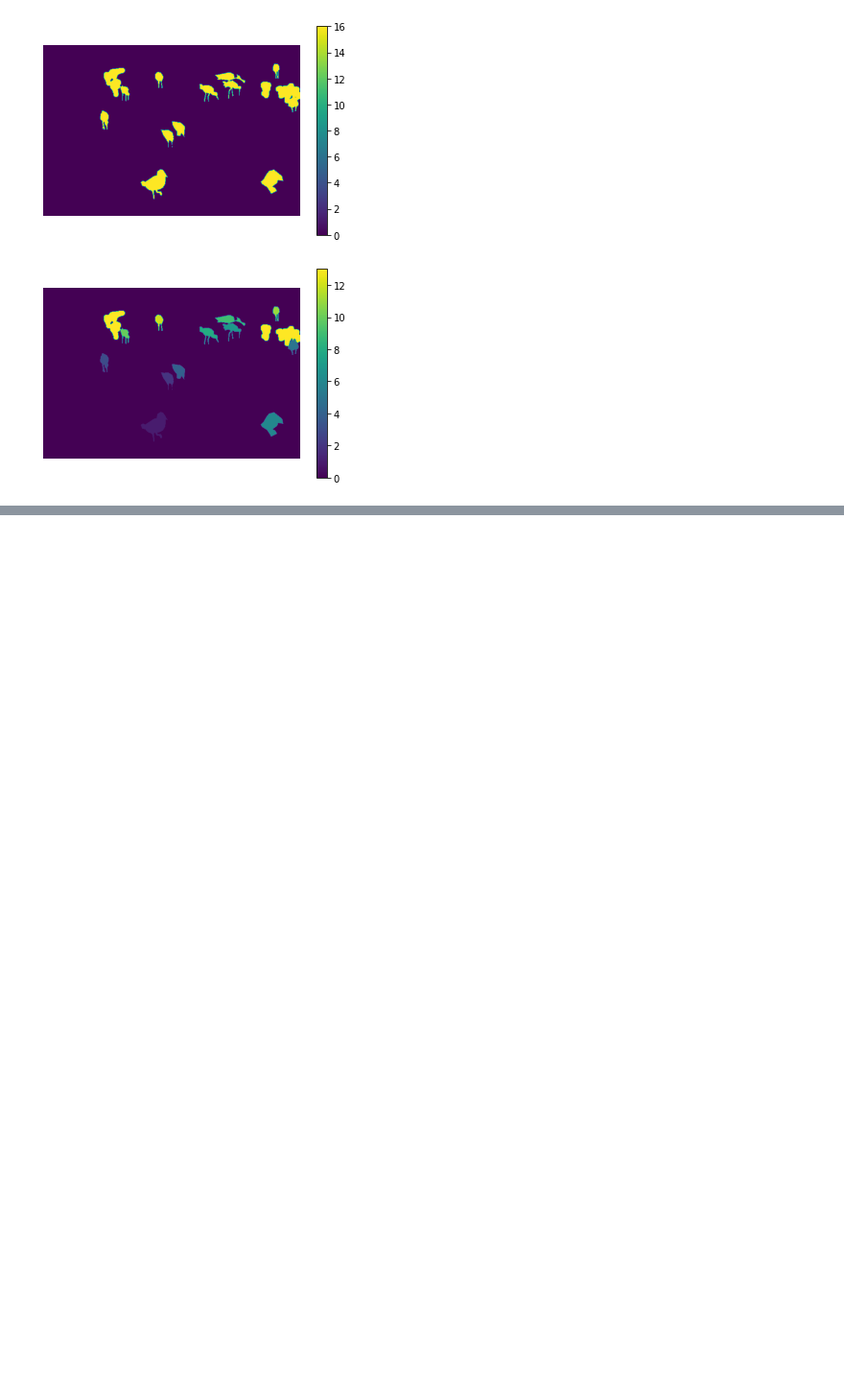
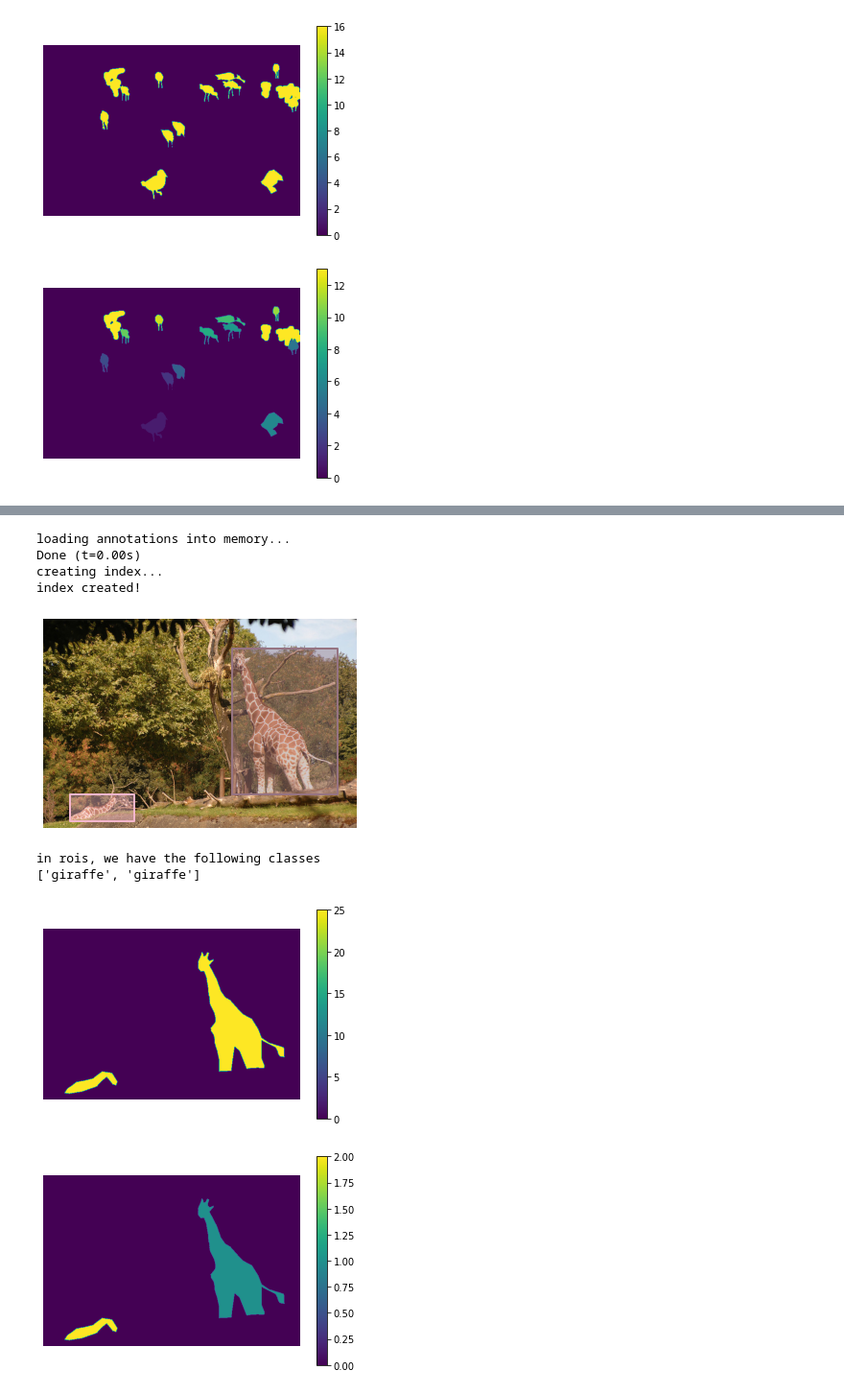
Before and after one commit to ifeelfree/modified_centernet, a Jupyter notebook: CenterNet/my_lib/data/coco/coco_dataset.ipynb, the cells around one changed output, grey strips where cells are left out. Shown at 96% size. Cells and saved outputs as stored; diff of their text form; code cells hidden in the pictures; blank space fills up the shorter version.

Commit message:
coco subset

```diff
--- a/CenterNet/my_lib/data/coco/coco_dataset.ipynb
+++ b/CenterNet/my_lib/data/coco/coco_dataset.ipynb
@@ -84,0 +101,28 @@ in rois, we have the following classes
+# %%
+coco_path_manager = CocoPathManager()
+data_set_obj = CocoDataset(coco_path_manager, "sampletrain")
+# %% [output]
+loading annotations into memory...
+Done (t=0.00s)
+creating index...
+index created!
+# %%
+for index in [1]:  # 100, 400
+    img, annot = data_set_obj[index]
+    box_dict = {}
+    box_dict['box'] = annot['box_list']
+    show_single_image(img, **box_dict)
+    category_id_list = annot["category_id_list"].tolist()
+    cat_list = data_set_obj.obtain_categories(category_id_list)
+    print('in rois, we have the following classes')
+    print(cat_list)
+mask = data_set_obj.get_segmentation_mask(1)
+show_single_image(mask, **{'cmap':'viridis'})
+mask = data_set_obj.get_segmentation_mask(index, b_instance=True)
+show_single_image(mask, **{'cmap':'viridis'})
+# %% [output]
+[figure, added]
+in rois, we have the following classes
+['giraffe', 'giraffe']
+[figure, added]
+[figure, added]
```
Also changed, not shown: parts of 6 cells of this notebook, 3 other files.
